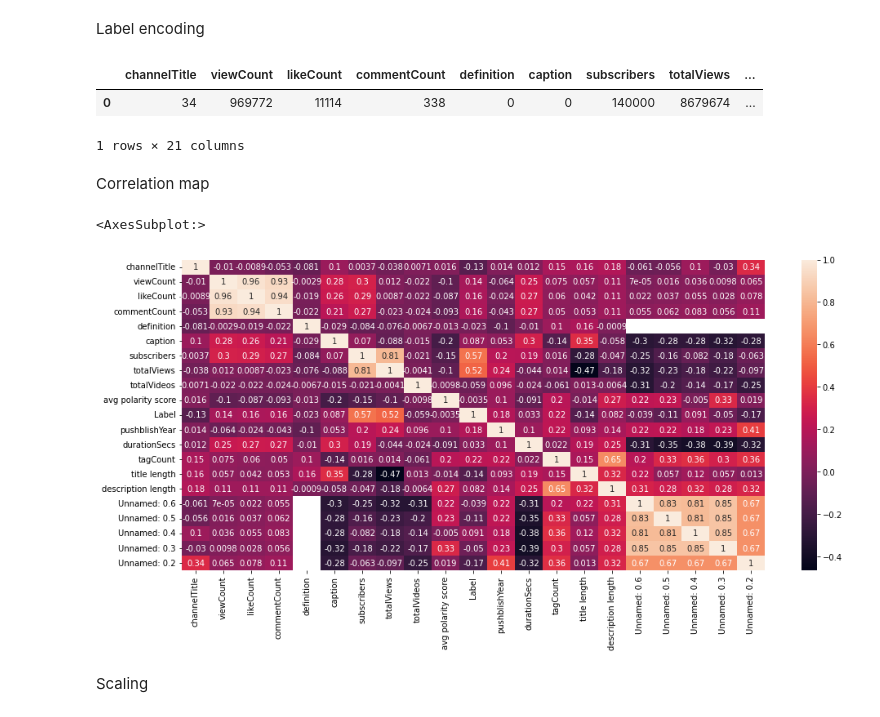
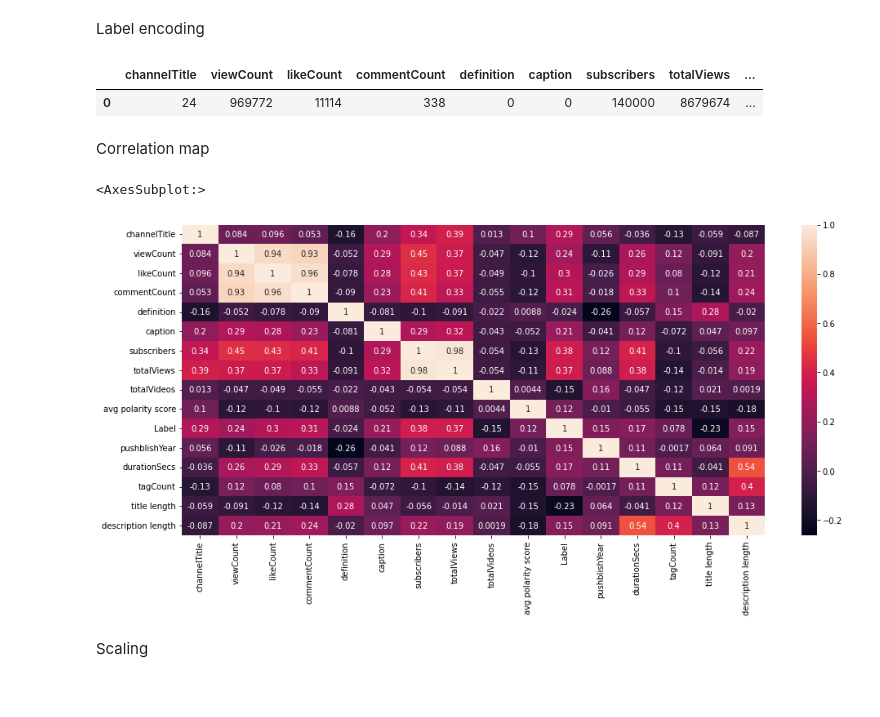
Before and after one commit to mhaln3mi/Youtube-content-quality-classification, a Jupyter notebook: src/semiSupervisedML.ipynb, the cells around one changed output. Cells and saved outputs as stored; diff of their text form; code cells hidden in the pictures.

```diff
--- a/src/semiSupervisedML.ipynb
+++ b/src/semiSupervisedML.ipynb
@@ -54,6 +54,6 @@ Data columns (total 19 columns):
 dtypes: bool(1), float64(2), int64(7), object(9)
 memory usage: 22.8+ KB
 # %%
-dff = dff.drop(['Unnamed: 0.1', 'Unnamed: 0'], axis=1)
+dff = dff.drop(['Unnamed: 0.1', 'Unnamed: 0', 'Unnamed: 0.6','Unnamed: 0.5','Unnamed: 0.4','Unnamed: 0.3','Unnamed: 0.2'], axis=1)
 dff.head()
 # %% [output]
@@ -155,6 +154,6 @@ dff['Label'] = dff['Label'].apply(lambda x: 'non reputable' if x == 0 else 'repu
 # %% [markdown]
 Appending data
 # %%
-df = df.append(dff)
+# df = df.append(dff)
 
-df.shape
+# df.shape
@@ -198,22 +193,21 @@ Label encoding
 # %%
 from sklearn.preprocessing import LabelEncoder
 
 le = LabelEncoder()
 
 df2 = ['channelTitle', 'definition', 'caption', 'Label']
 
 df[df2] = df[df2].apply(le.fit_transform)
 
-dffs = ['channelTitle', 'definition', 'caption']
+dffs = ['channelTitle', 'definition', 'caption', 'Label']
 dff[dffs] = dff[dffs].apply(le.fit_transform)
 
 
 
 df.head(1)
 # %% [output]
 |  | channelTitle | viewCount | likeCount | commentCount | definition | caption | subscribers | totalViews | ... |
-| 0 | 34 | 969772 | 11114 | 338 | 0 | 0 | 140000 | 8679674 | ... |
+| 0 | 24 | 969772 | 11114 | 338 | 0 | 0 | 140000 | 8679674 | ... |
-1 rows × 21 columns
 # %% [markdown]
 Correlation map
 # %%
@@ -221,7 +215,7 @@ plt.figure(figsize=(16, 7))
 sns.heatmap(df.corr(), annot = True)
 # %% [output]
 <AxesSubplot:>
-[figure, old version]
+[figure, new version]
 # %% [markdown]
 Scaling
 # %%
```
Also changed, not shown: parts of 19 cells of this notebook, 4 other files.
